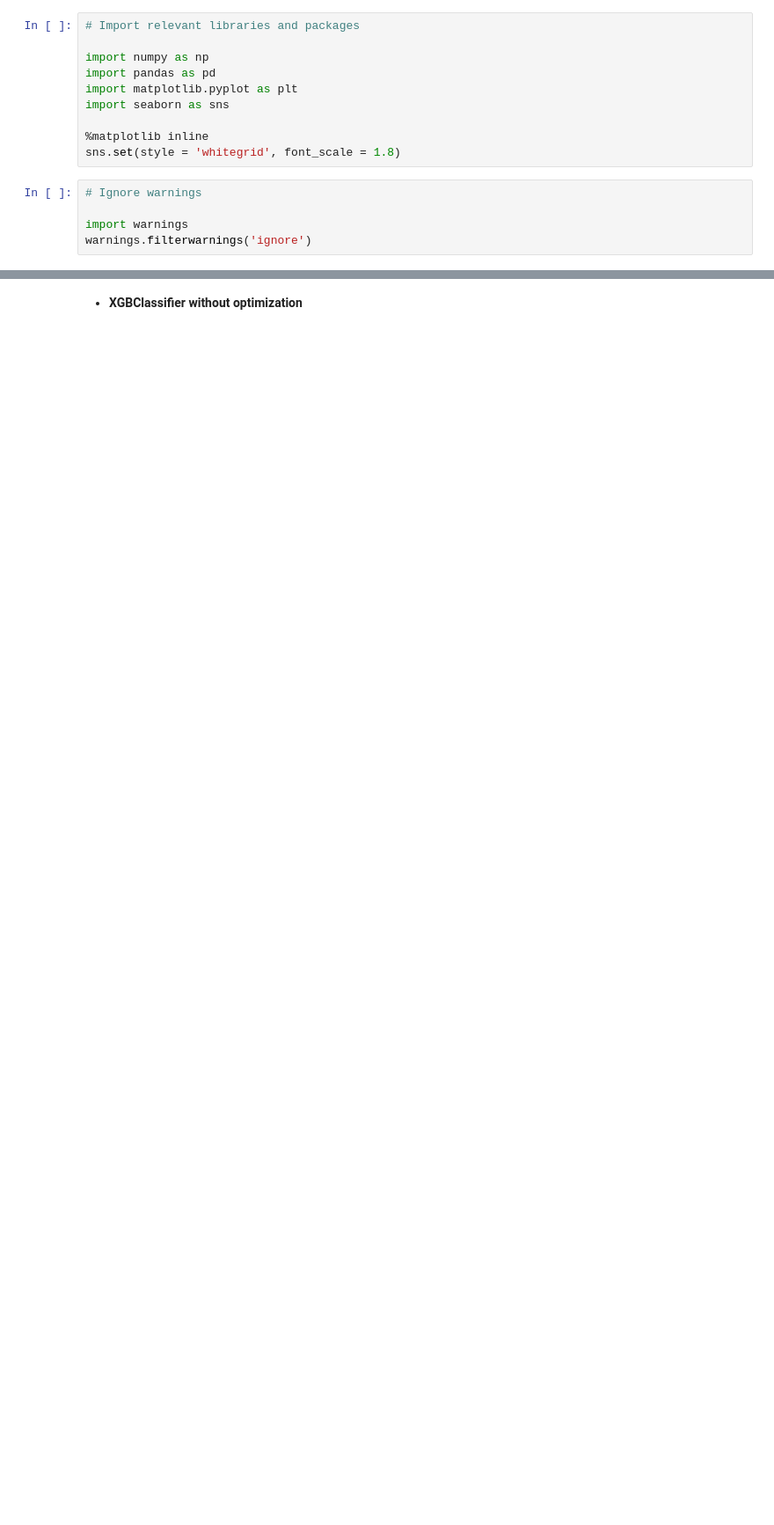
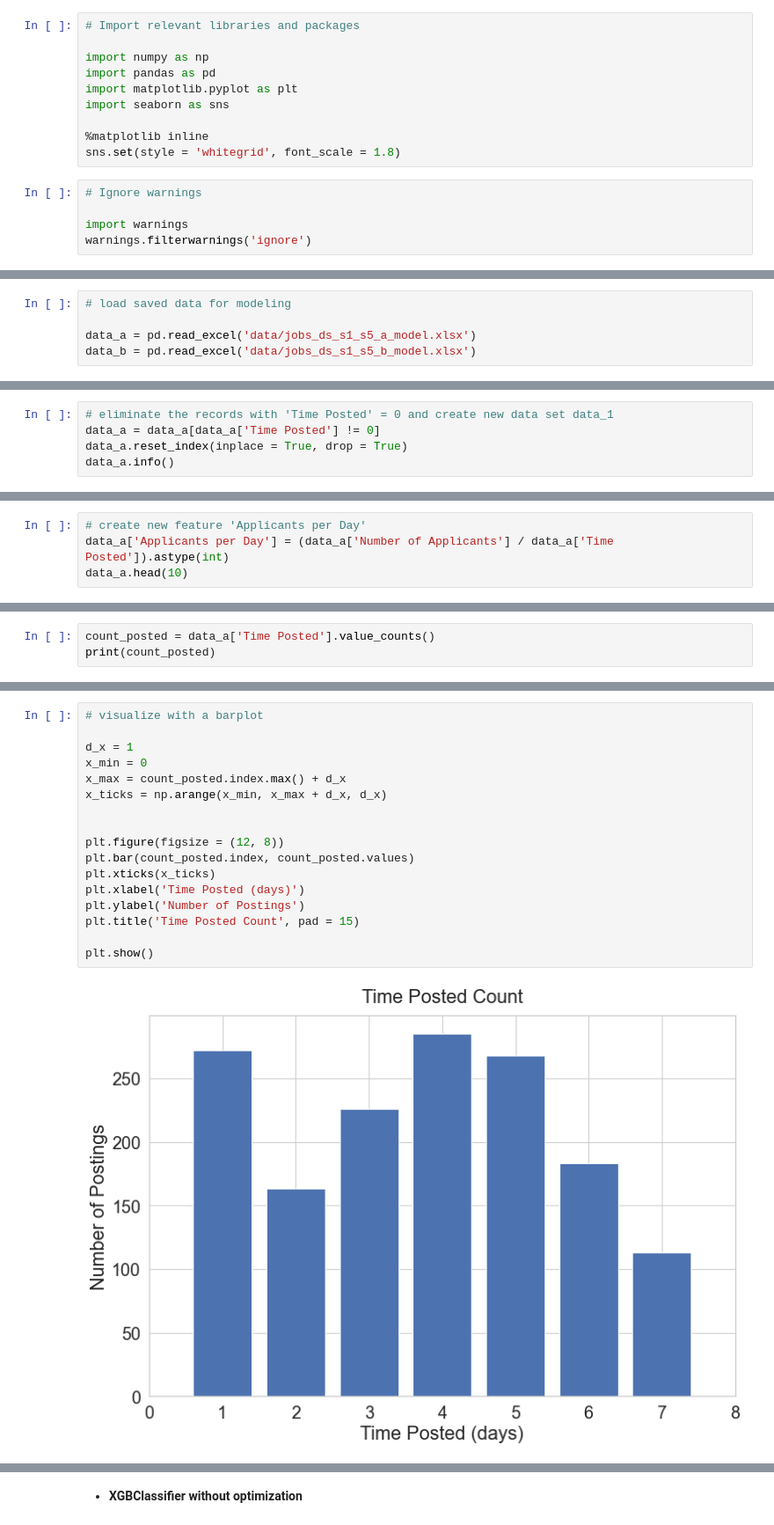
Before and after one commit to marin-stoytchev/Springboard-projects, a Jupyter notebook: CapstoneProject_3/capstone_project3_model.ipynb, the cells around one changed output, grey strips where cells are left out. Shown at 88% size. Saved outputs shown, nothing was run; the diff lists cells and outputs as text; blank space fills up the shorter version.

Commit message:
Update capstone_project3_model.ipynb
Significant changes in  selecting and categorizing the modeling data. In addition, predictions are made with data subsets according to the new data selection.

```diff
--- a/CapstoneProject_3/capstone_project3_model.ipynb
+++ b/CapstoneProject_3/capstone_project3_model.ipynb
@@ -356,0 +23,5 @@ X_train, X_test, y_train, y_test = train_test_split(X, y, test_size = 0.20, rand
+# %%
+# load saved data for modeling
+
+data_a = pd.read_excel('data/jobs_ds_s1_s5_a_model.xlsx')
+data_b = pd.read_excel('data/jobs_ds_s1_s5_b_model.xlsx')
@@ -356,0 +103,5 @@ X_train, X_test, y_train, y_test = train_test_split(X, y, test_size = 0.20, rand
+# %%
+# eliminate the records with 'Time Posted' = 0 and create new data set data_1
+data_a = data_a[data_a['Time Posted'] != 0]
+data_a.reset_index(inplace = True, drop = True)
+data_a.info()
@@ -356,0 +129,4 @@ X_train, X_test, y_train, y_test = train_test_split(X, y, test_size = 0.20, rand
+# %%
+# create new feature 'Applicants per Day'
+data_a['Applicants per Day'] = (data_a['Number of Applicants'] / data_a['Time Posted']).astype(int)
+data_a.head(10)
@@ -356,0 +147,3 @@ X_train, X_test, y_train, y_test = train_test_split(X, y, test_size = 0.20, rand
+# %%
+count_posted = data_a['Time Posted'].value_counts()
+print(count_posted)
@@ -356,0 +159,19 @@ X_train, X_test, y_train, y_test = train_test_split(X, y, test_size = 0.20, rand
+# %%
+# visualize with a barplot
+
+d_x = 1
+x_min = 0
+x_max = count_posted.index.max() + d_x
+x_ticks = np.arange(x_min, x_max + d_x, d_x)
+
+
+plt.figure(figsize = (12, 8))
+plt.bar(count_posted.index, count_posted.values)
+plt.xticks(x_ticks)
+plt.xlabel('Time Posted (days)')
+plt.ylabel('Number of Postings')
+plt.title('Time Posted Count', pad = 15)
+
+plt.show()
+# %% [output]
+[figure, added]
```
Also changed, not shown: parts of 361 cells of this notebook.
